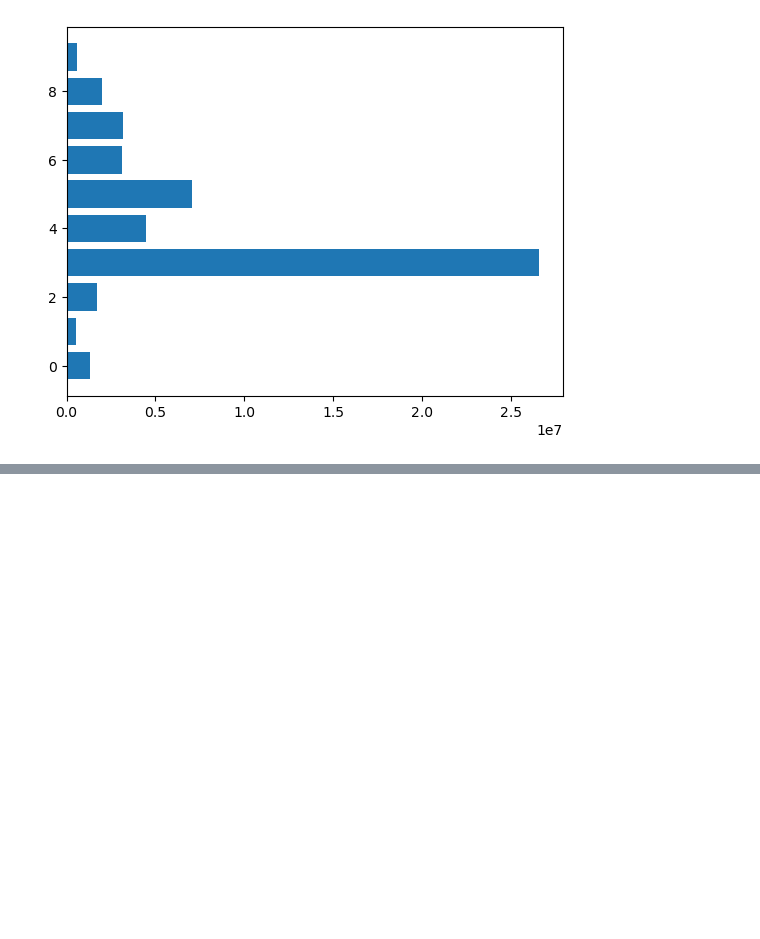
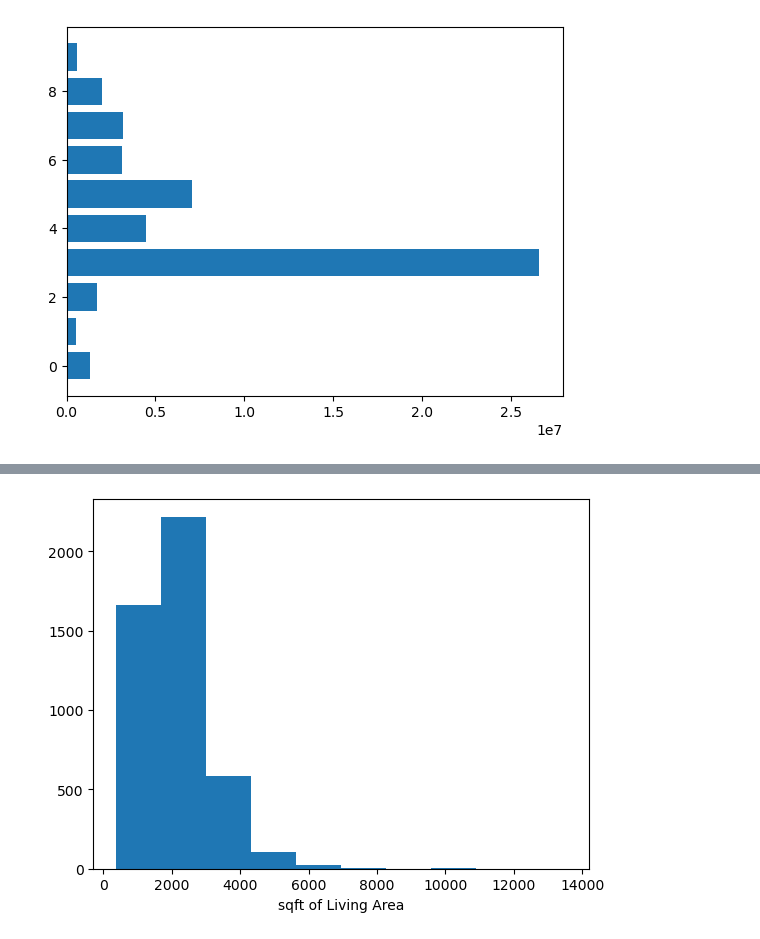
Before and after one commit to Janani-Jayavel/DataScience_Project_Works, a Jupyter notebook: House_Prediction.ipynb, the cells around one changed output, grey strips where cells are left out. Saved outputs shown, nothing was run; the diff lists cells and outputs as text; code cells hidden in the pictures; blank space fills up the shorter version.

```diff
--- a/House_Prediction.ipynb
+++ b/House_Prediction.ipynb
@@ -132,0 +142,6 @@ plt.show()
+# %%
+plt.hist(data['sqft_living'])
+plt.xlabel("sqft of Living Area")
+plt.show()
+# %% [output]
+[figure, added]
```
Also changed, not shown: parts of 14 cells of this notebook.
